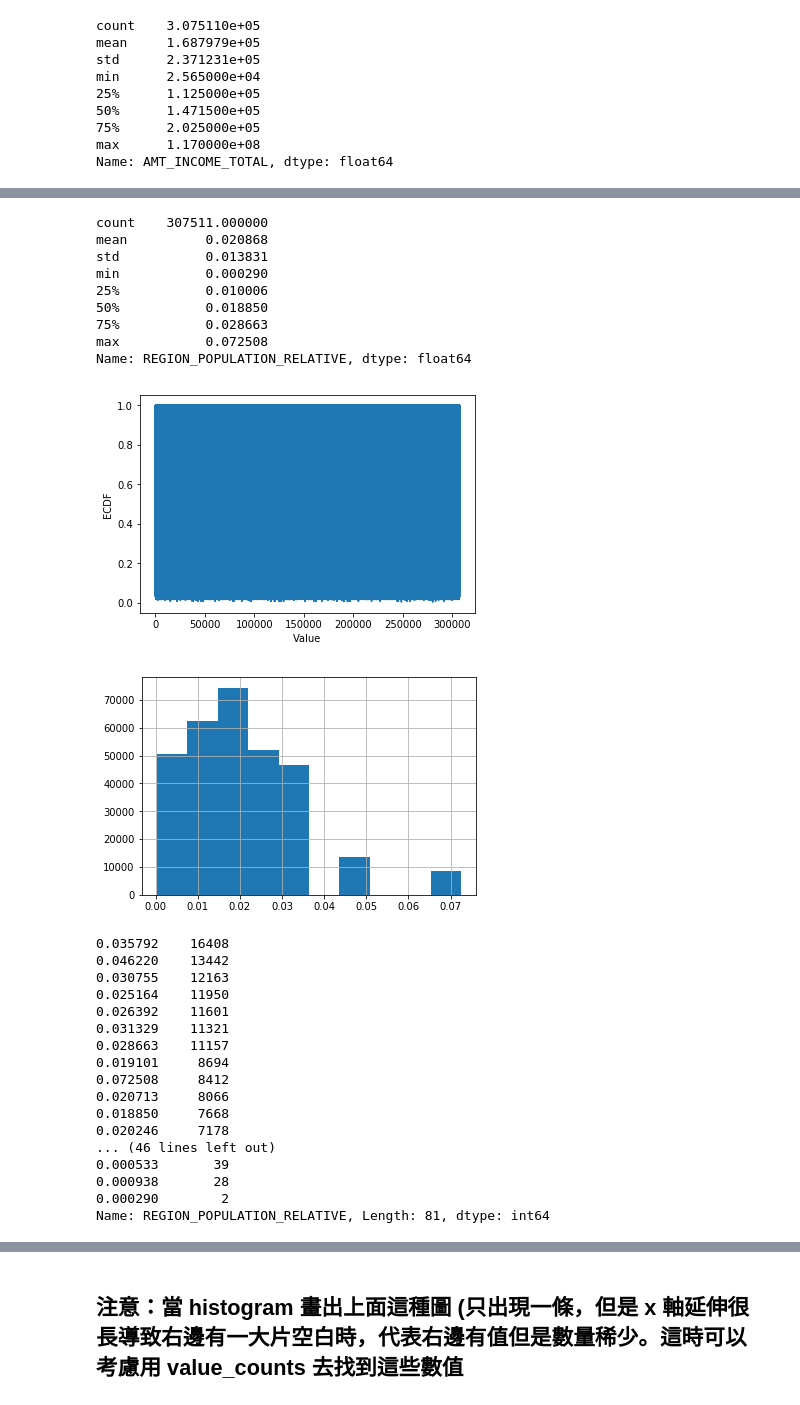
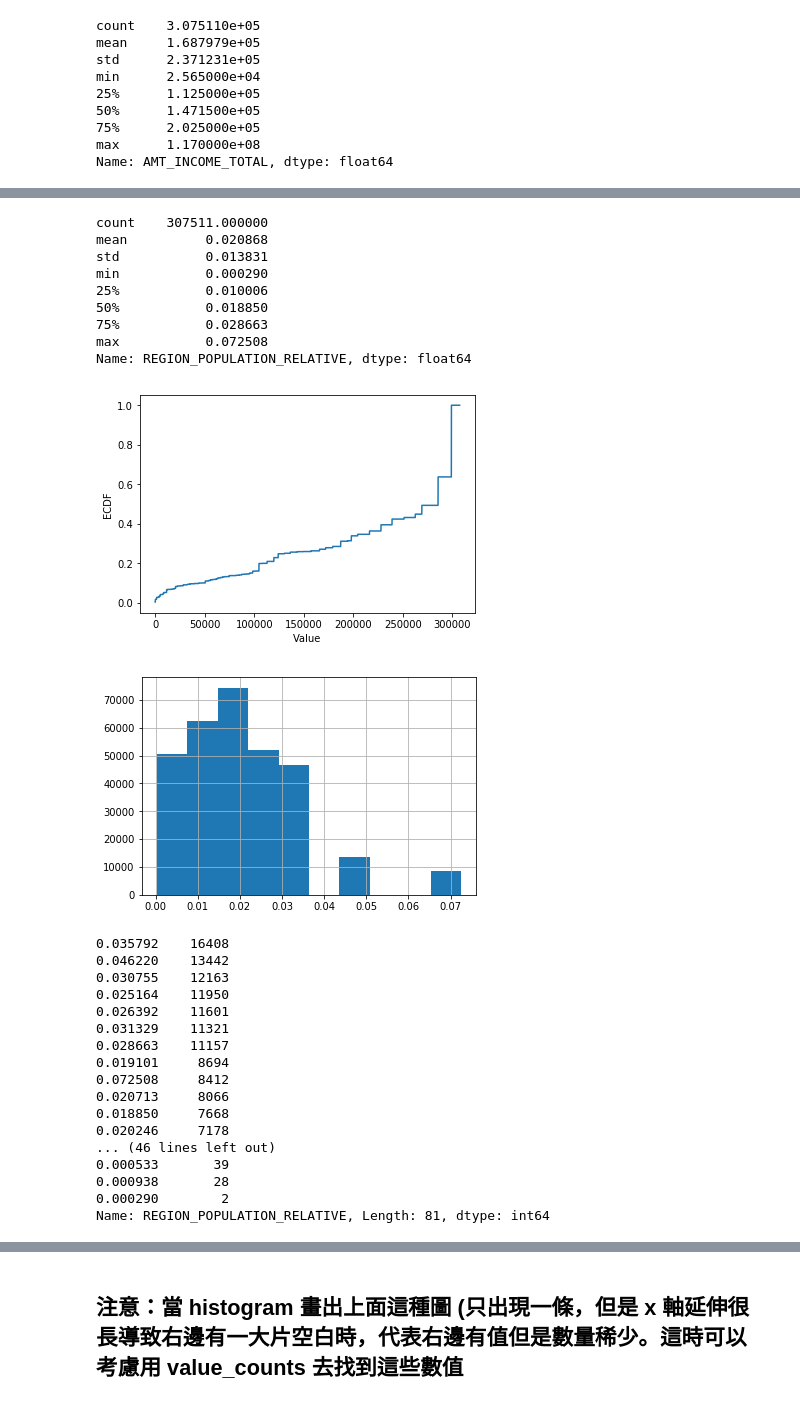
Before and after one commit to 500ken/3rd-ML100Days, a Jupyter notebook: homework/Day_009_HW.ipynb, the cells around one changed output, grey strips where cells are left out. Saved outputs shown, nothing was run; the diff lists cells and outputs as text; code cells hidden in the pictures.

```diff
--- a/homework/Day_009_HW.ipynb
+++ b/homework/Day_009_HW.ipynb
@@ -165,35 +165,35 @@ print(app_train['REGION_POPULATION_RELATIVE'].describe())
 
 # 繪製 Empirical Cumulative Density Plot (ECDF)
 """
 Your Code Here
 """
-cdf = app_train['REGION_POPULATION_RELATIVE']
+cdf = app_train['REGION_POPULATION_RELATIVE'].sort_values().reset_index(drop = True)
 
 
 plt.plot(list(cdf.index), cdf/cdf.max())
 plt.xlabel('Value')
 plt.ylabel('ECDF')
 plt.ylim([-0.05,1.05]) # 限制顯示圖片的範圍
 plt.show()
 
 app_train['REGION_POPULATION_RELATIVE'].hist()
 plt.show()
 
 app_train['REGION_POPULATION_RELATIVE'].value_counts()
 
 # 就以這個欄位來說，雖然有資料掉在分布以外，也不算異常，僅代表這間公司在稍微熱鬧的地區有的據點較少，
 # 導致 region population relative 在少的部分較為密集，但在大的部分較為疏漏
 # %% [output]
 count    307511.000000
 mean          0.020868
 std           0.013831
 min           0.000290
 25%           0.010006
 50%           0.018850
 75%           0.028663
 max           0.072508
 Name: REGION_POPULATION_RELATIVE, dtype: float64
-[figure, old version]
+[figure, new version]
 [figure]
 0.035792    16408
 0.046220    13442
```
Also changed, not shown: parts of 2 cells of this notebook.
